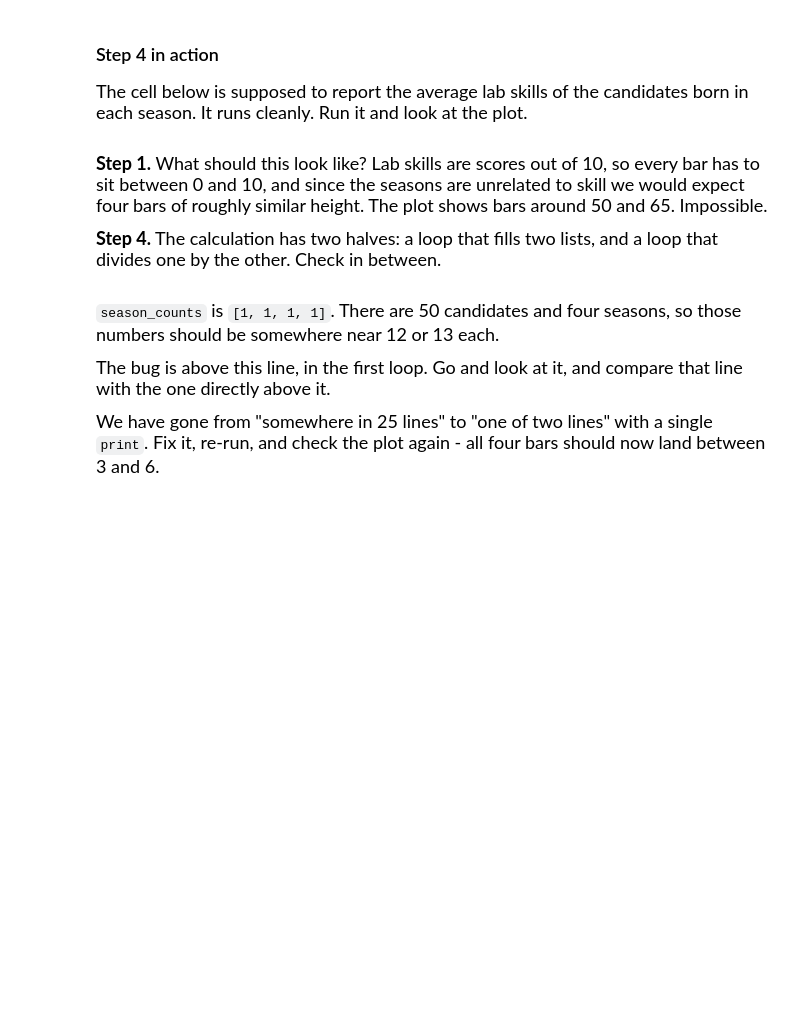
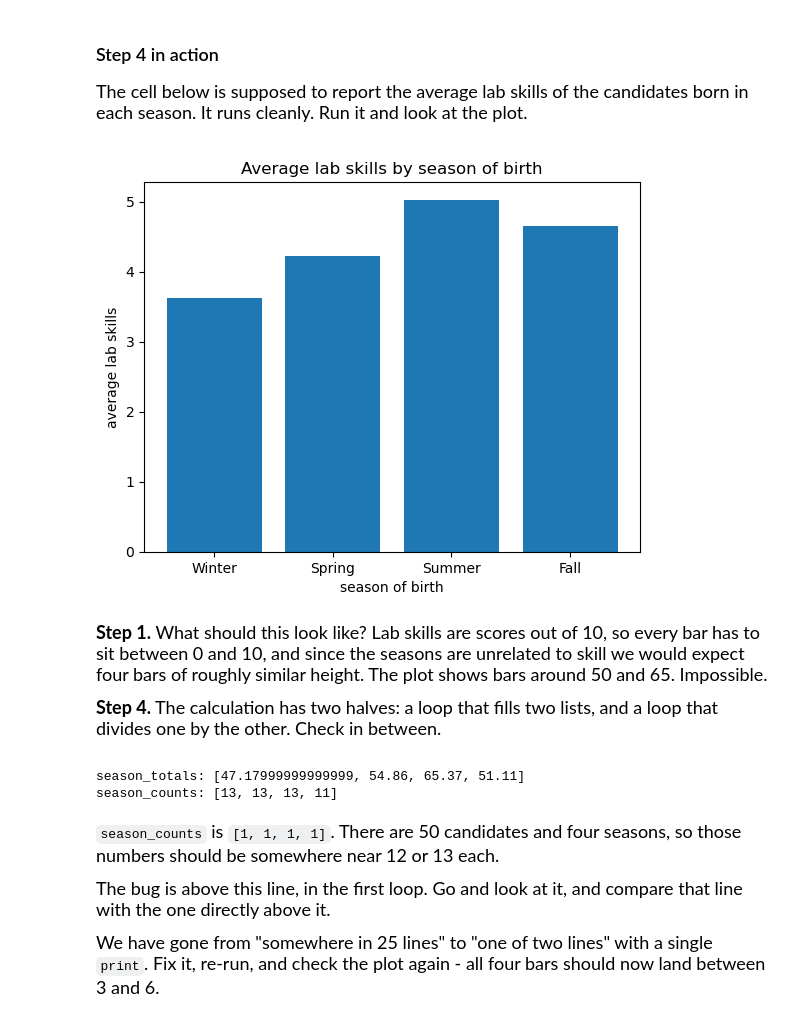
Before and after one commit to William-ts7/datasci185fall2026, a Jupyter notebook: Lecture_13_Silent_Errors/Lecture13 copy.ipynb, the cells around one changed output. Drawn from its saved outputs; the diff is of its cells as text; code cells hidden in the pictures; blank space fills up the shorter version.

```diff
--- a/Lecture_13_Silent_Errors/Lecture13 copy.ipynb
+++ b/Lecture_13_Silent_Errors/Lecture13 copy.ipynb
@@ -743,31 +754,33 @@ The cell below is supposed to report the average lab skills of the candidates bo
 # %%
 season_names = ["Winter", "Spring", "Summer", "Fall"]
 season_totals = [0, 0, 0, 0]
 season_counts = [0, 0, 0, 0]
 
 for name in list(lab_partners.keys()):
     month = lab_partners[name]["month"]
     skill = lab_partners[name]["lab_skills"]
 
     if month in ["December", "January", "February"]:
         position = 0
     elif month in ["March", "April", "May"]:
         position = 1
     elif month in ["June", "July", "August"]:
         position = 2
     else:
         position = 3
 
     season_totals[position] = season_totals[position] + skill
-    season_counts[position] = 1
+    season_counts[position] += 1
 
 season_averages = []
 for position in range(4):
     season_averages.append(season_totals[position] / season_counts[position])
 
 labeled_bar_plot(x_vals = season_names, heights = season_averages,
     xlabel = "season of birth", ylabel = "average lab skills",
     title = "Average lab skills by season of birth")
+# %% [output]
+[figure, added]
 # %% [markdown]
 <font size = "4">
 
@@ -777,6 +790,9 @@ labeled_bar_plot(x_vals = season_names, heights = season_averages,
 # %%
 print("season_totals:", season_totals)
 print("season_counts:", season_counts)
+# %% [output]
+season_totals: [47.17999999999999, 54.86, 65.37, 51.11]
+season_counts: [13, 13, 13, 11]
 # %% [markdown]
 <font size = "4">
 
```
Also changed, not shown: parts of 4 cells of this notebook.
